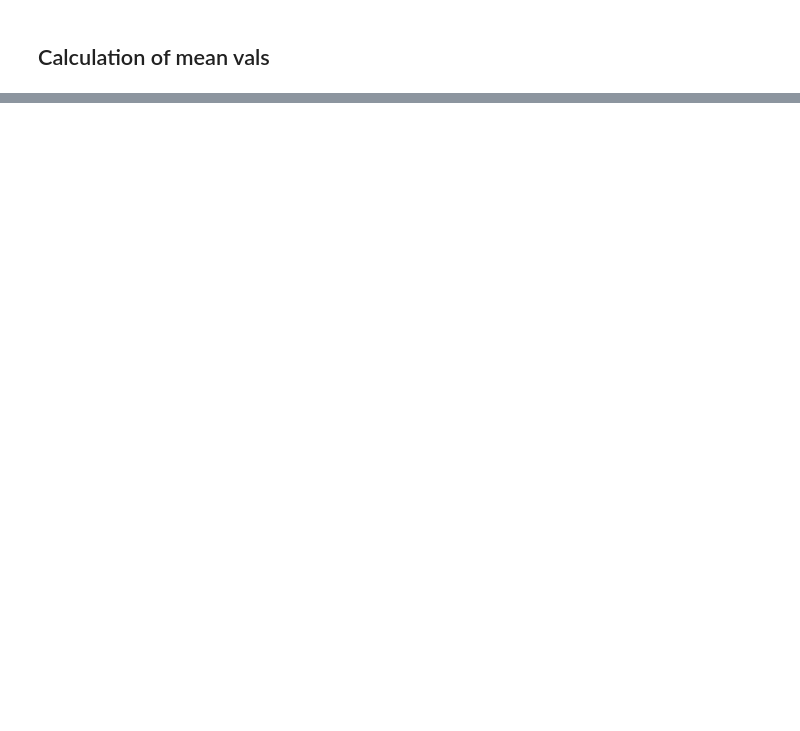
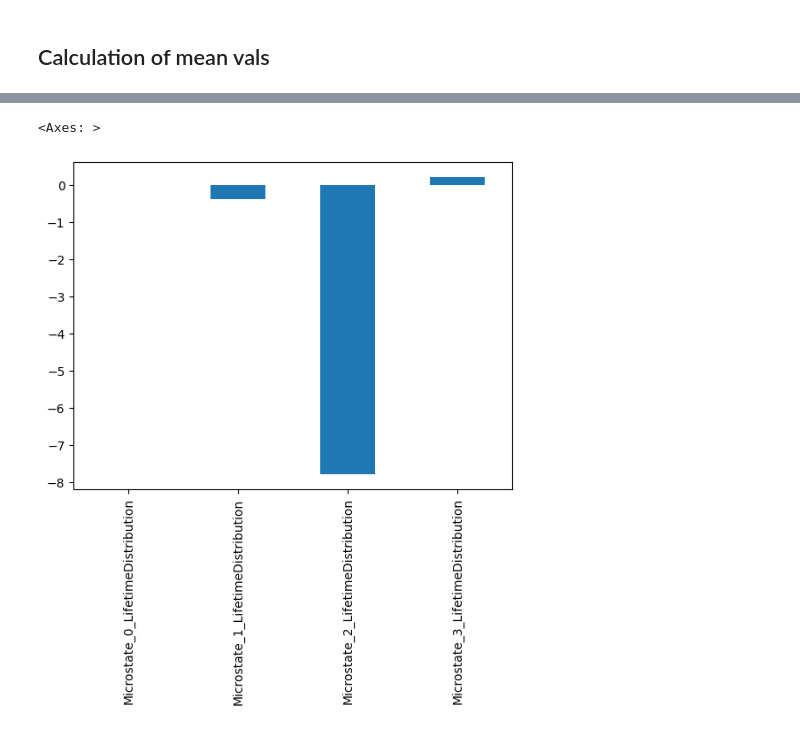
Before and after one commit to anast3t/nsu-microstate-rest-eeg, a Jupyter notebook: MicrostatesPreprocessed.ipynb, the cells around one changed output, grey strips where cells are left out. Drawn from its saved outputs; the diff is of its cells as text; code cells hidden in the pictures; blank space fills up the shorter version.

Commit message:
static and dynamic analysis, auto process data

```diff
--- a/MicrostatesPreprocessed.ipynb
+++ b/MicrostatesPreprocessed.ipynb
@@ -344,5 +566,10 @@ print(mshw.ms['GEV'])
 # %%
-mshwt = MSHW(
+mshw = MicrostateHelperWrapper(
+    raw = raw,
+    raw_filename = filename,
+    folders = folders
+)
+mshwt = MicrostateHelperWrapper(
     raw = raw,
     raw_filename = filename+'_th',
     folders = folders
@@ -350,6 +577,10 @@ mshwt = MSHW(
 if mshwt.check_saved():
     mshwt = mshwt.load()
 else:
+    if mshw.check_saved():
+        mshw = mshw.load()
+    else:
+        mshw.calc_raw_ms()
     mshwt = mshw.apply_basic_switch_threshold(threshold=0.02, inplace=False)
     mshwt.raw_filename = filename+'_th'
     mshwt.save()
@@ -379,6 +606,12 @@ key_names = ['s11', 's2', 's3', 's4']
 key_namings = {'s11': "Closed", 's4': "Opened"}
 # key_namings = {'s11': "Closed", 's12': "Opened"}
 
+timestamps, events, event_names = mshw.get_event_bounds_by_event_transitions(key_names, key_namings, transitions)
 
-print(mshw.get_event_bounds_by_event_transitions(key_names, key_namings, transitions))
+print("Timestamps", timestamps)
+print("Events", events)
+print("Event names", event_names)
+
+if len(events) < 10:
+    raise ArithmeticError("Not enough events")
 # %% [output]
@@ -456,0 +692,9 @@ Saving MHW object ACP_INP0014_REST1_1pnt_1vis_th
+# %%
+processed = []
+# %%
+exclude_from_event_check = [
+    "INP0019_v1.5_REST3_Op005_Op007_08.12.23",
+    "INP0036_v1.5_REST1_Op005_Op010_12.12.23",
+    "INP0064_v1.5_rs22_Op009_A002_13.12.23",
+    "INP0064_v1.5_rs23_Op009_A002_13.12.23"
+]
@@ -456,0 +803,8 @@ Saving MHW object ACP_INP0014_REST1_1pnt_1vis_th
+# %%
+mean = mshwt.split_static_statistics.groupby('Event').mean()
+#bar
+ld = mean[filter(lambda x: '_LifetimeDistribution' in x, mshwt.split_static_statistics.columns)]
+(ld.loc['Opened'] - ld.loc['Closed']).plot(kind='bar')
+# %% [output]
+<Axes: >
+[figure, added]
```
Also changed, not shown: parts of 56 cells of this notebook, 5 other files.
